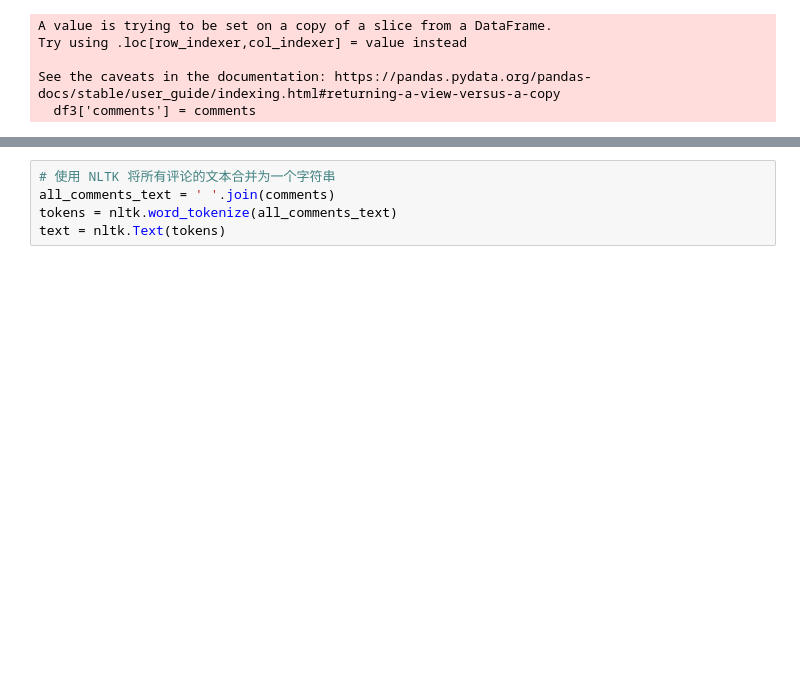
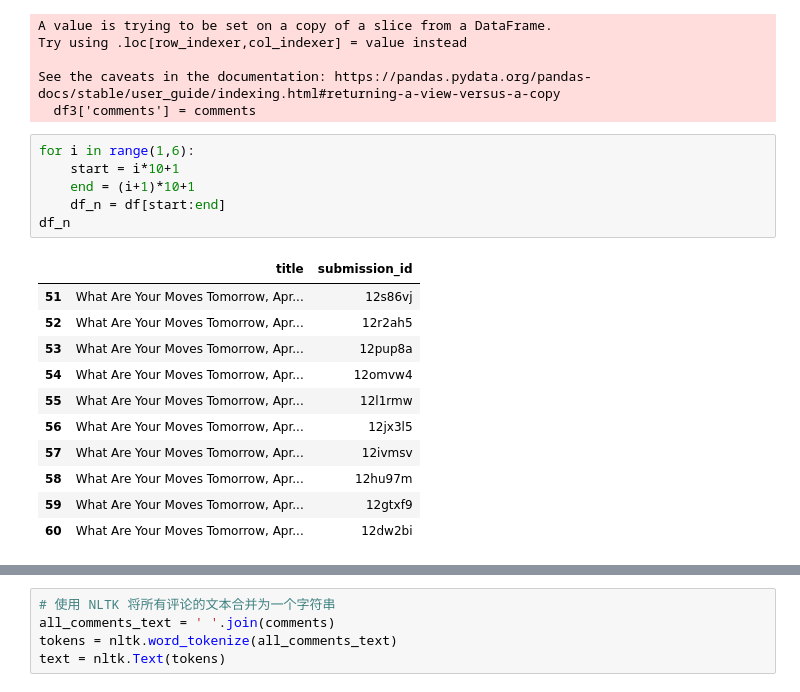
Before and after one commit to SChiu-project/CUSCS_project, a Jupyter notebook: Reddit_Project.ipynb, the cells around one changed output, grey strips where cells are left out. Saved outputs shown, nothing was run; the diff lists cells and outputs as text; blank space fills up the shorter version.

```diff
--- a/Reddit_Project.ipynb
+++ b/Reddit_Project.ipynb
@@ -225,6 +218,24 @@ Try using .loc[row_indexer,col_indexer] = value instead
 
 See the caveats in the documentation: https://pandas.pydata.org/pandas-docs/stable/user_guide/indexing.html#returning-a-view-versus-a-copy
   df3['comments'] = comments
+# %%
+for i in range(1,6):
+    start = i*10+1
+    end = (i+1)*10+1
+    df_n = df[start:end]
+df_n
+# %% [output]
+|  | title | submission_id |
+| 51 | What Are Your Moves Tomorrow, Apr... | 12s86vj |
+| 52 | What Are Your Moves Tomorrow, Apr... | 12r2ah5 |
+| 53 | What Are Your Moves Tomorrow, Apr... | 12pup8a |
+| 54 | What Are Your Moves Tomorrow, Apr... | 12omvw4 |
+| 55 | What Are Your Moves Tomorrow, Apr... | 12l1rmw |
+| 56 | What Are Your Moves Tomorrow, Apr... | 12jx3l5 |
+| 57 | What Are Your Moves Tomorrow, Apr... | 12ivmsv |
+| 58 | What Are Your Moves Tomorrow, Apr... | 12hu97m |
+| 59 | What Are Your Moves Tomorrow, Apr... | 12gtxf9 |
+| 60 | What Are Your Moves Tomorrow, Apr... | 12dw2bi |
 # %%
 df3
 # %% [output]
```
Also changed, not shown: parts of 9 cells of this notebook.
